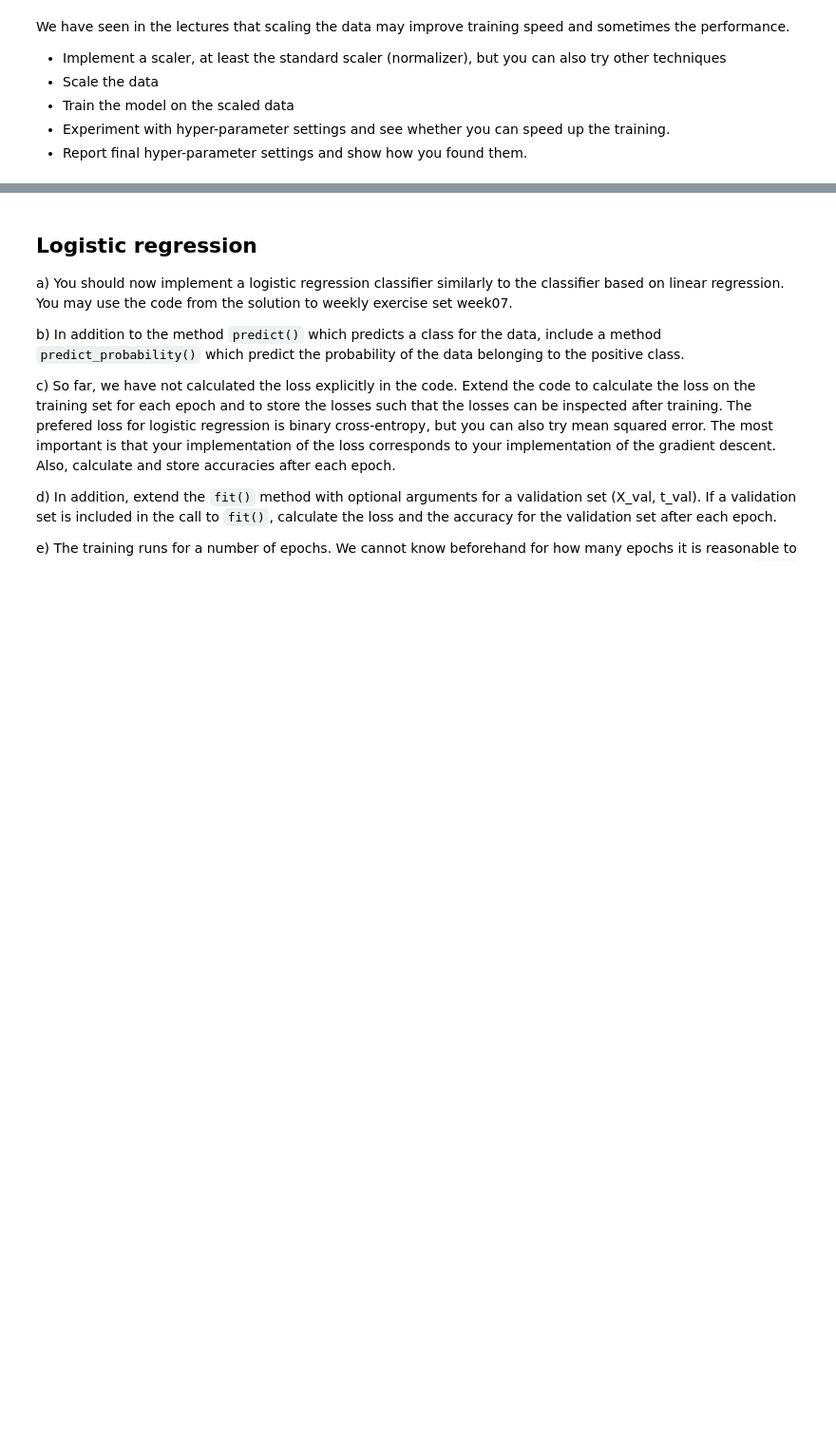
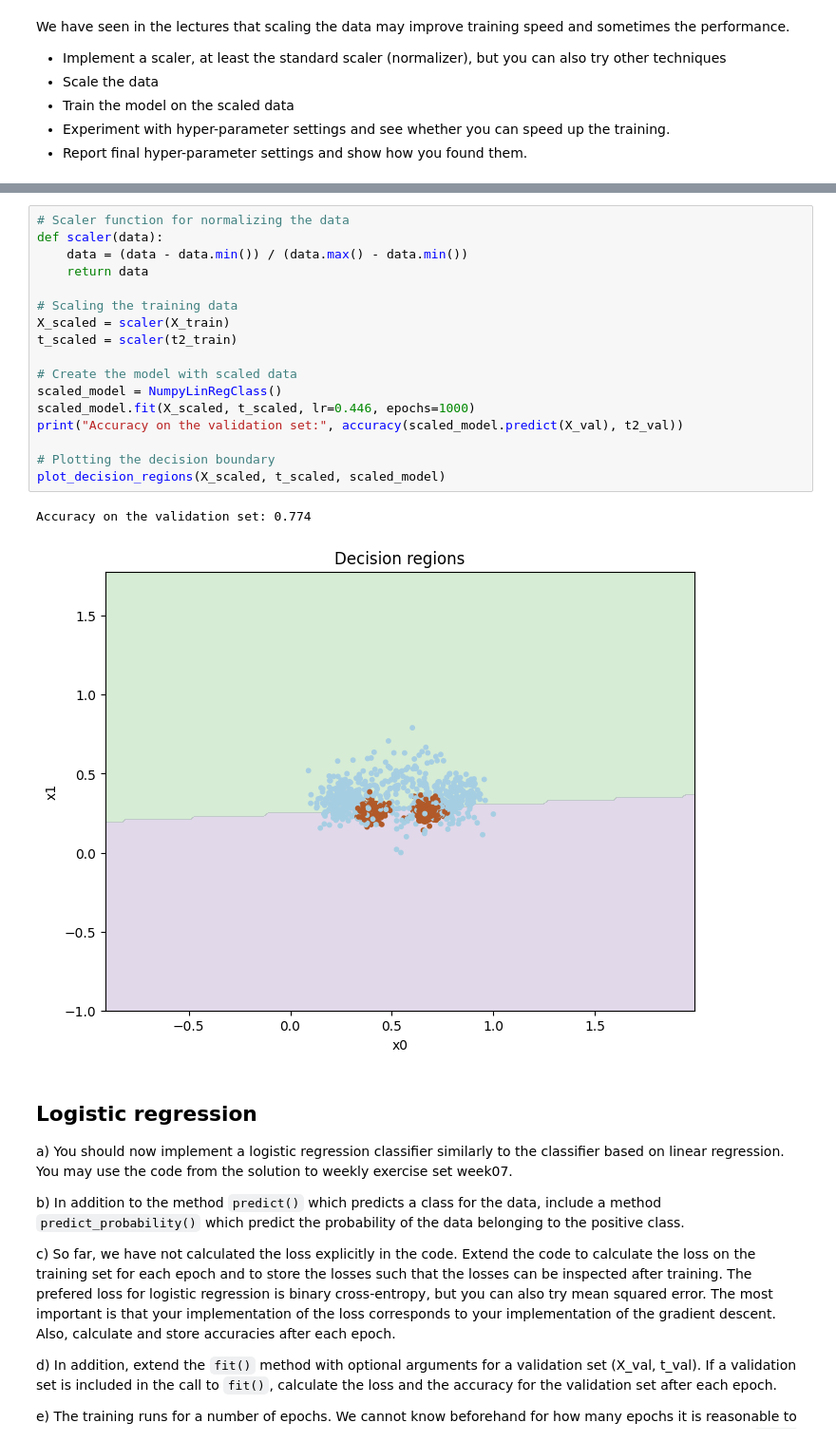
Before and after one commit to KjetilIN/linear-vs-mlp-classification, a Jupyter notebook: in4050_2024_assignment2.ipynb, the cells around one changed output, grey strips where cells are left out. Shown at 95% size. Saved outputs shown, nothing was run; the diff lists cells and outputs as text; blank space fills up the shorter version.

```diff
--- a/in4050_2024_assignment2.ipynb
+++ b/in4050_2024_assignment2.ipynb
@@ -214,3 +272,23 @@ We have seen in the lectures that scaling the data may improve training speed an
+# %%
+# Scaler function for normalizing the data
+def scaler(data):
+    data = (data - data.min()) / (data.max() - data.min())
+    return data
+
+# Scaling the training data
+X_scaled = scaler(X_train)
+t_scaled = scaler(t2_train)
+
+# Create the model with scaled data
+scaled_model = NumpyLinRegClass()
+scaled_model.fit(X_scaled, t_scaled, lr=0.446, epochs=1000)
+print("Accuracy on the validation set:", accuracy(scaled_model.predict(X_val), t2_val))
+
+# Plotting the decision boundary
+plot_decision_regions(X_scaled, t_scaled, scaled_model)
+# %% [output]
+Accuracy on the validation set: 0.774
+[figure, added]
 # %% [markdown]
 ## Logistic regression
 a) You should now implement a logistic regression classifier similarly to the classifier based on linear regression.
```
Also changed, not shown: parts of 11 cells of this notebook.
